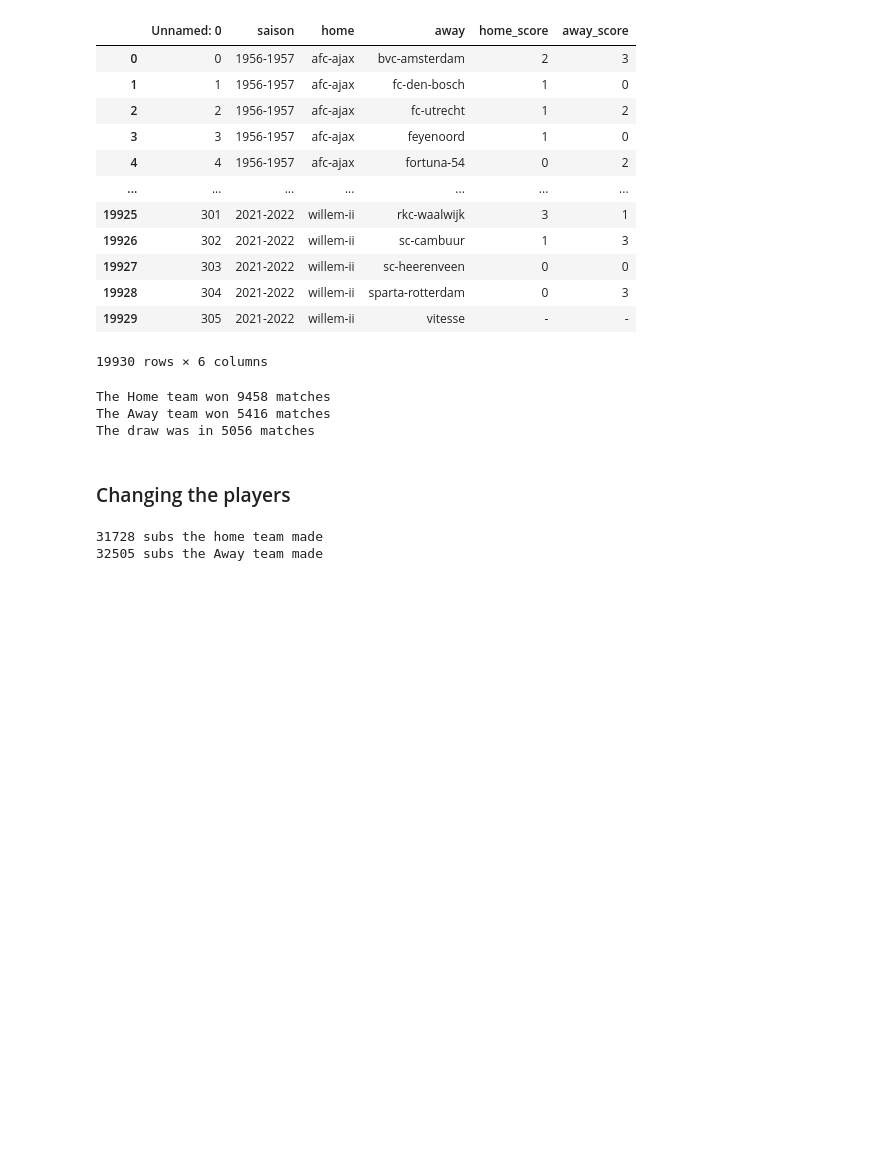
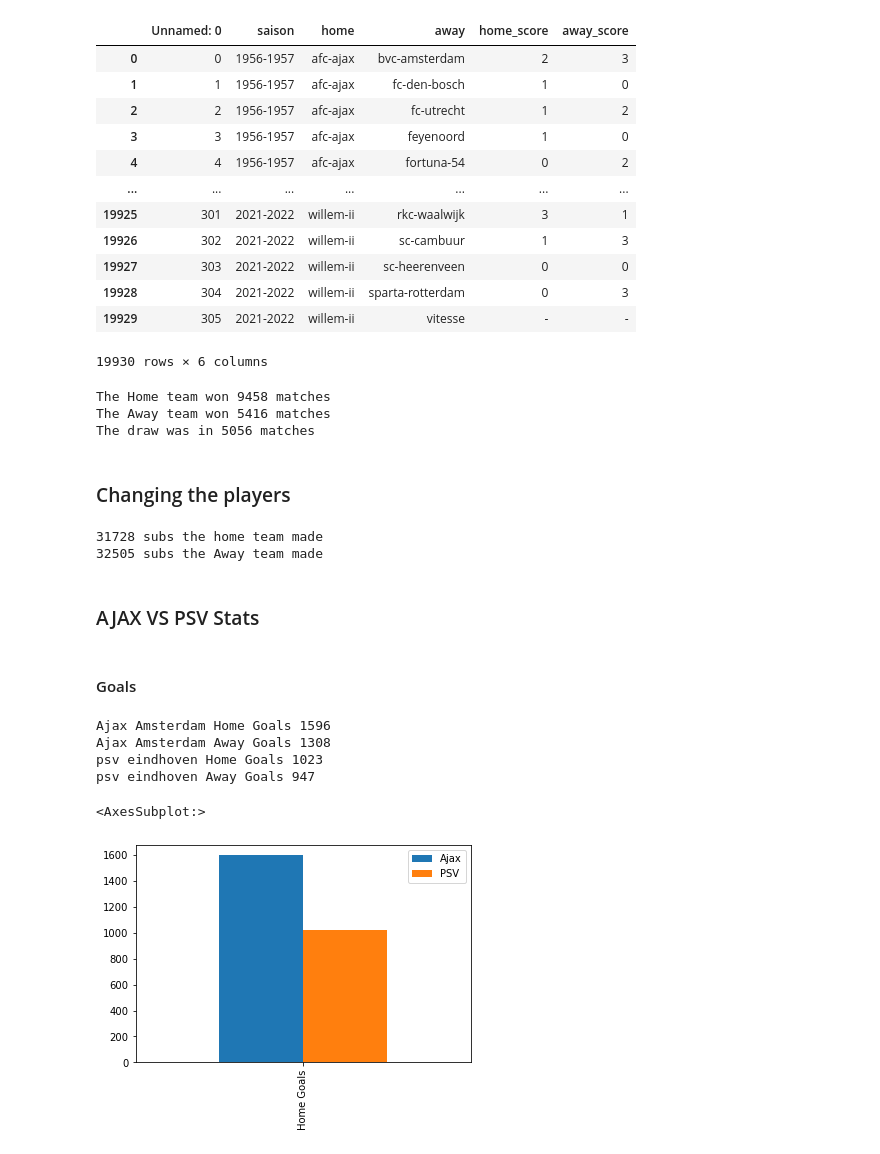
Before and after one commit to mohammedaljader/Football_Predictions_ML, a Jupyter notebook: notebook.ipynb, the cells around one changed output. Drawn from its saved outputs; the diff is of its cells as text; code cells hidden in the pictures; blank space fills up the shorter version.

```diff
--- a/notebook.ipynb
+++ b/notebook.ipynb
@@ -270,3 +270,41 @@ print(f'{len(filterSubsAway.index)} subs the Away team made')
 # %% [output]
 31728 subs the home team made
 32505 subs the Away team made
+# %% [markdown]
+### AJAX VS PSV Stats
+# %% [markdown]
+#### Goals
+# %%
+ajaxGoalsHome = filterAssist[ (filterAssist['home'] == 'ajax-amsterdam')]
+
+print(f'Ajax Amsterdam Home Goals {len(ajaxGoalsHome.index)}')
+
+
+ajaxGoalsAway = filterAssist[ (filterAssist['away'] == 'ajax-amsterdam')]
+
+print(f'Ajax Amsterdam Away Goals {len(ajaxGoalsAway.index)}')
+
+
+psvGoalsHome = filterAssist[ (filterAssist['home'] == 'psv-eindhoven')]
+
+print(f'psv eindhoven Home Goals {len(psvGoalsHome.index)}')
+
+psvGoalsAway = filterAssist[ (filterAssist['away'] == 'psv-eindhoven')]
+
+print(f'psv eindhoven Away Goals {len(psvGoalsAway.index)}')
+# %% [output]
+Ajax Amsterdam Home Goals 1596
+Ajax Amsterdam Away Goals 1308
+psv eindhoven Home Goals 1023
+psv eindhoven Away Goals 947
+# %%
+plotdata = pd.DataFrame({
+    "Ajax": len(ajaxGoalsHome.index),
+    "PSV": len(psvGoalsHome.index)
+    },
+    index=["Home Goals"]
+)
+plotdata.plot(kind="bar")
+# %% [output]
+<AxesSubplot:>
+[figure, added]
```
Also changed, not shown: parts of 1 cell of this notebook.
